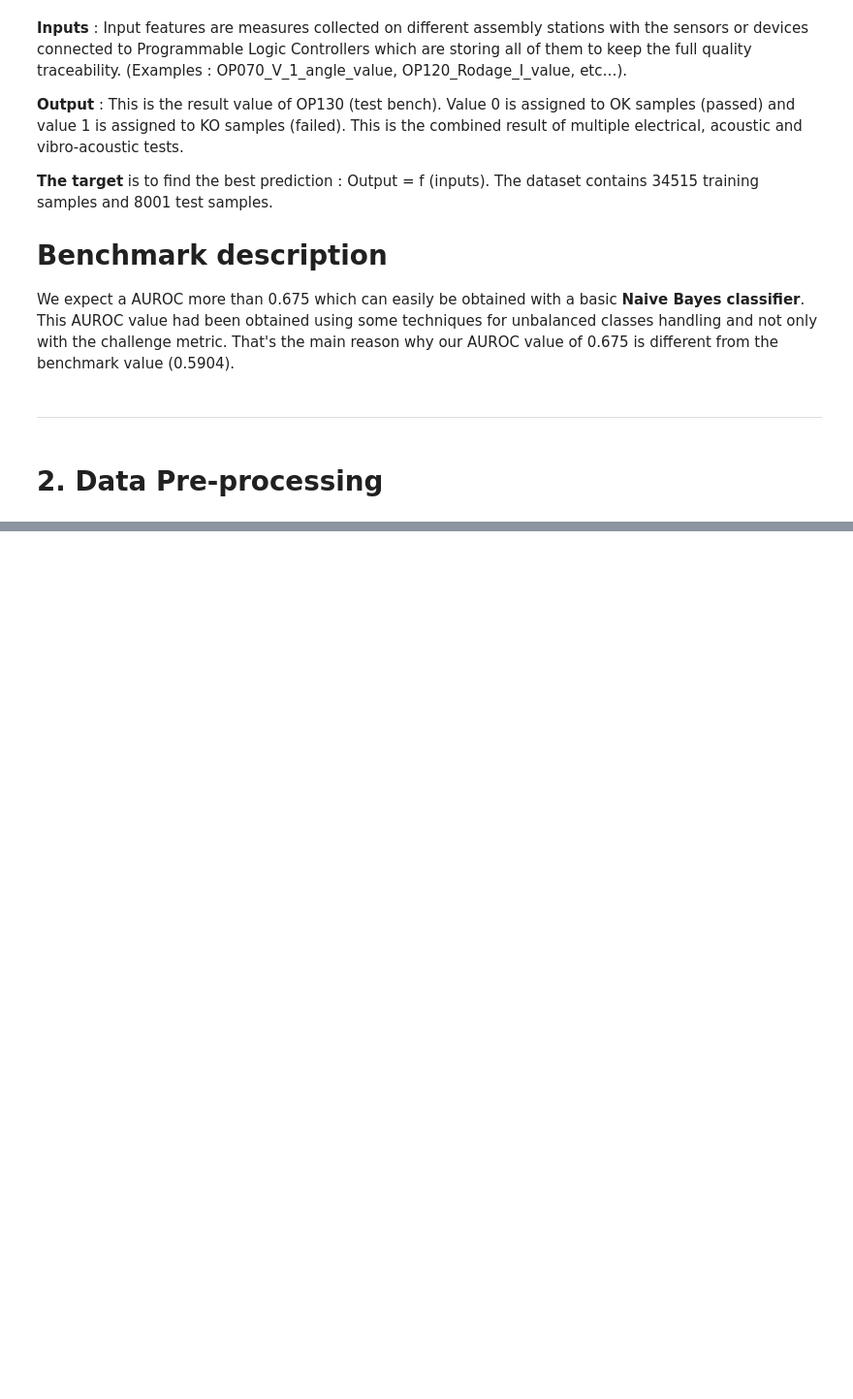
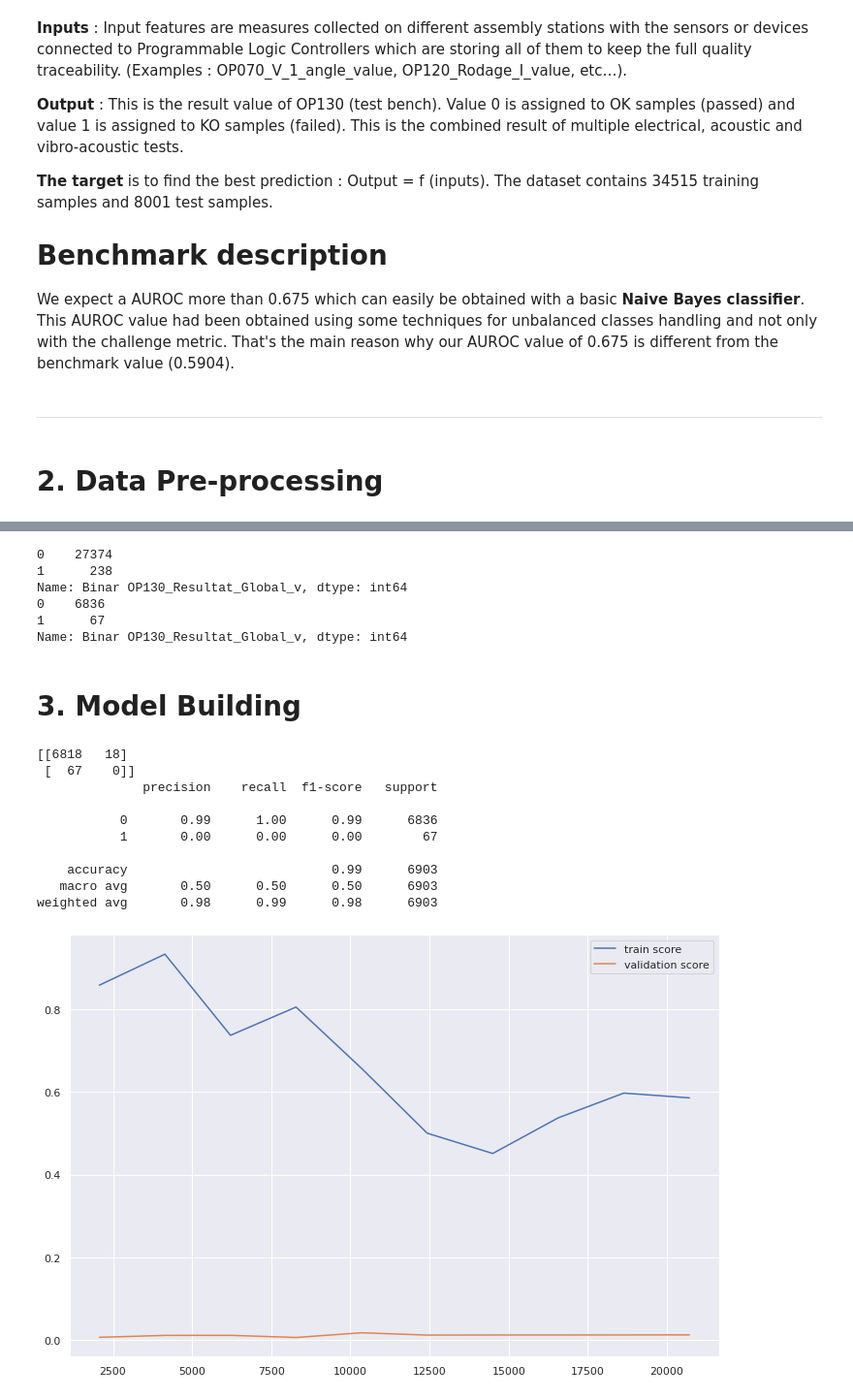
Before and after one commit to scpkobayashi/ChallengeDataEns2020, a Jupyter notebook: Valeo/Valeo_Model_Building.ipynb, the cells around one changed output, grey strips where cells are left out. Shown: that part at 97% size. Cells and saved outputs as stored; diff of their text form; code cells hidden in the pictures; blank space fills up the shorter version.

Commit message:
Started Valeo Model Building

```diff
--- a/Valeo/Valeo_Model_Building.ipynb
+++ b/Valeo/Valeo_Model_Building.ipynb
@@ -45,0 +60,22 @@ trainset = pd.read_csv(os.path.join(nb_path,"traininginputs.csv")).merge(pd.read
+# %%
+def preprocessing(df):
+    df = imputation(df)
+
+    X = df.drop([target,code], axis=1)
+    y = df[target]
+
+    print(y.value_counts())
+
+    return X, y
+# %%
+X_train, y_train = preprocessing(trainset)
+X_test, y_test = preprocessing(testset)
+# %% [output]
+0    27374
+1      238
+Name: Binar OP130_Resultat_Global_v, dtype: int64
+0    6836
+1      67
+Name: Binar OP130_Resultat_Global_v, dtype: int64
+# %% [markdown]
+# 3. Model Building
@@ -45,0 +87,2 @@ trainset = pd.read_csv(os.path.join(nb_path,"traininginputs.csv")).merge(pd.read
+# %%
+model = make_pipeline(SelectKBest(f_classif, k=5), RandomForestClassifier(random_state=0))
@@ -45,0 +92,29 @@ trainset = pd.read_csv(os.path.join(nb_path,"traininginputs.csv")).merge(pd.read
+# %%
+def evaluation(model):
+    model.fit(X_train, y_train)
+    y_pred = model.predict(X_test)
+
+    print(confusion_matrix(y_test, y_pred))
+    print(classification_report(y_test, y_pred))
+
+    N, train_score, val_score = learning_curve(model, X_train, y_train,
+                                              cv=4, scoring='f1',
+                                               train_sizes=np.linspace(0.1, 1, 10))
+    plt.figure(figsize=(12, 8))
+    plt.plot(N, train_score.mean(axis=1), label='train score')
+    plt.plot(N, val_score.mean(axis=1), label='validation score')
+    plt.legend()
+# %%
+evaluation(model)
+# %% [output]
+[[6818   18]
+ [  67    0]]
+              precision    recall  f1-score   support
+
+           0       0.99      1.00      0.99      6836
+           1       0.00      0.00      0.00        67
+
+    accuracy                           0.99      6903
+   macro avg       0.50      0.50      0.50      6903
+weighted avg       0.98      0.99      0.98      6903
+[figure, added]
```
Also changed, not shown: parts of 10 cells of this notebook.
